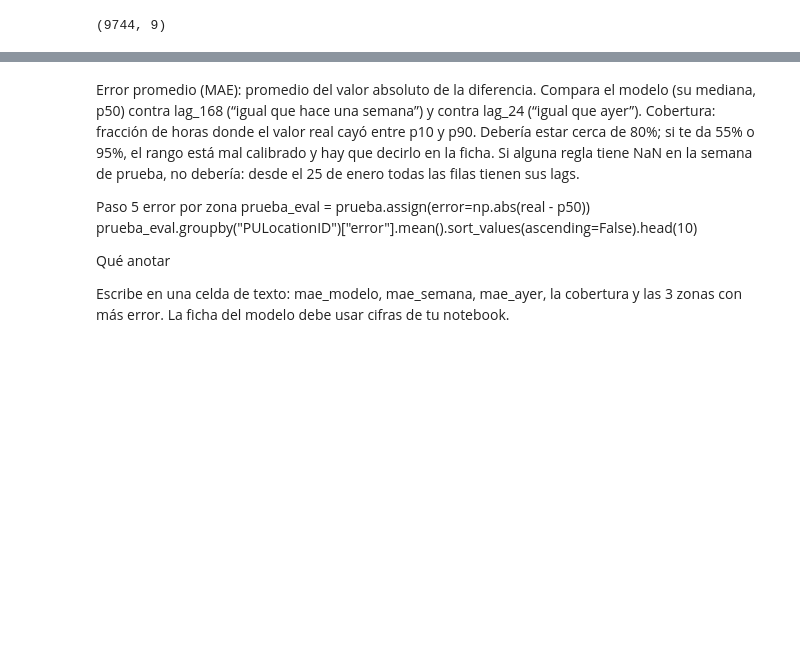
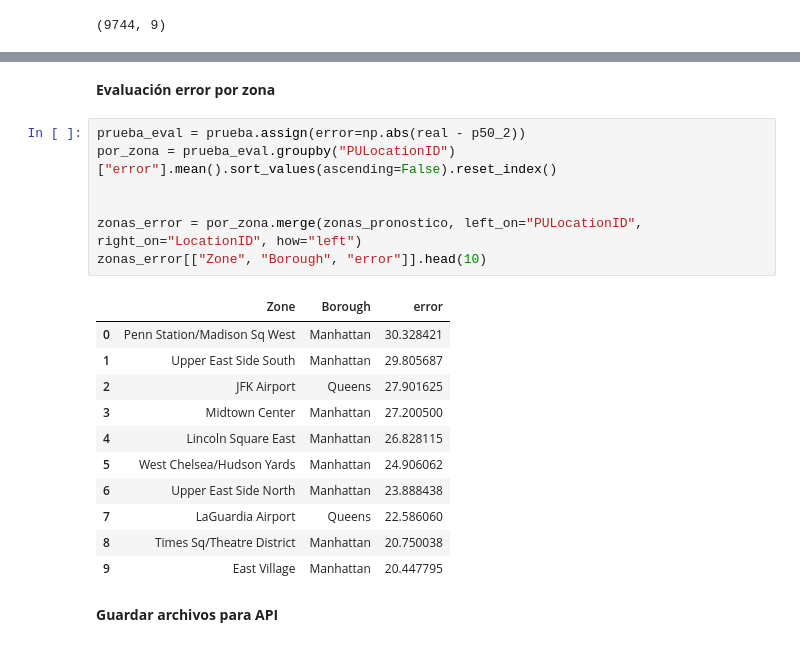
Before and after one commit to ianoelmolina-cmyk/taxis-nyc, a Jupyter notebook: preparacion.ipynb, the cells around one changed output, grey strips where cells are left out. Drawn from its saved outputs; the diff is of its cells as text; blank space fills up the shorter version.

```diff
--- a/preparacion.ipynb
+++ b/preparacion.ipynb
@@ -317,12 +326,23 @@ pred.shape
+# %% [markdown]
+**Evaluación error por zona**
+# %%
+prueba_eval = prueba.assign(error=np.abs(real - p50_2))
+por_zona = prueba_eval.groupby("PULocationID")["error"].mean().sort_values(ascending=False).reset_index()
+
+
+zonas_error = por_zona.merge(zonas_pronostico, left_on="PULocationID", right_on="LocationID", how="left")
+zonas_error[["Zone", "Borough", "error"]].head(10)
+# %% [output]
+|  | Zone | Borough | error |
+| 0 | Penn Station/Madison Sq West | Manhattan | 30.328421 |
+| 1 | Upper East Side South | Manhattan | 29.805687 |
+| 2 | JFK Airport | Queens | 27.901625 |
+| 3 | Midtown Center | Manhattan | 27.200500 |
+| 4 | Lincoln Square East | Manhattan | 26.828115 |
+| 5 | West Chelsea/Hudson Yards | Manhattan | 24.906062 |
+| 6 | Upper East Side North | Manhattan | 23.888438 |
+| 7 | LaGuardia Airport | Queens | 22.586060 |
+| 8 | Times Sq/Theatre District | Manhattan | 20.750038 |
+| 9 | East Village | Manhattan | 20.447795 |
 # %% [markdown]
-Error promedio (MAE): promedio del valor absoluto de la diferencia. Compara el modelo (su mediana, p50) contra lag_168 (“igual que hace una semana”) y contra lag_24 (“igual que ayer”).
-Cobertura: fracción de horas donde el valor real cayó entre p10 y p90. Debería estar cerca de 80%; si te da 55% o 95%, el rango está mal calibrado y hay que decirlo en la ficha.
-Si alguna regla tiene NaN en la semana de prueba, no debería: desde el 25 de enero todas las filas tienen sus lags.
-
-Paso 5 error por zona
-prueba_eval = prueba.assign(error=np.abs(real - p50))
-prueba_eval.groupby("PULocationID")["error"].mean().sort_values(ascending=False).head(10)
-
-Qué anotar
-
-Escribe en una celda de texto: mae_modelo, mae_semana, mae_ayer, la cobertura y las 3 zonas con más error. La ficha del modelo debe usar cifras de tu notebook.
+**Guardar archivos para API**
```
Also changed, not shown: parts of 13 cells of this notebook, 2 other files.
